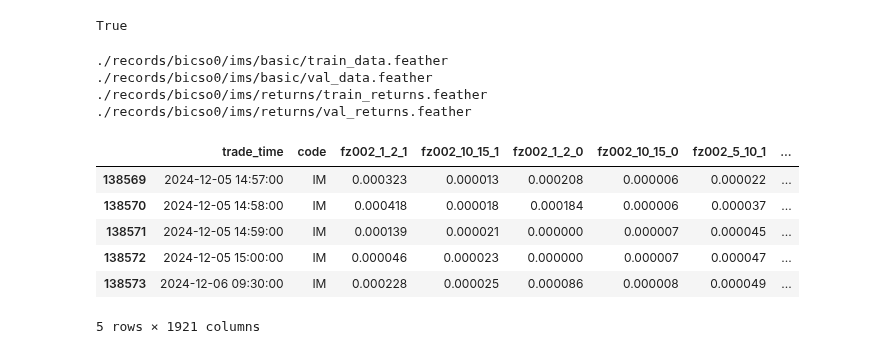
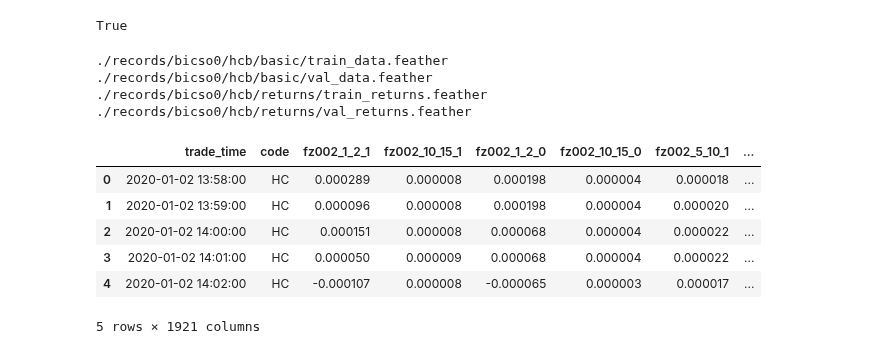
Before and after one commit to flaght/Chrono, a Jupyter notebook: genuis/mizar/20.1.1.公式化因子绩效.ipynb, the cells around one changed output. Saved outputs shown, nothing was run; the diff lists cells and outputs as text; code cells hidden in the pictures.

```diff
--- a/genuis/mizar/20.1.1.公式化因子绩效.ipynb
+++ b/genuis/mizar/20.1.1.公式化因子绩效.ipynb
@@ -12,7 +12,7 @@ from lib.aux001 import calc_expression
 from lib.cux001 import FactorEvaluate1
 # %%
 method = 'bicso0'
-instruments = 'ims'
+instruments = 'hcb'
 period = 5
 datasets = ['train', 'val']
 # %%
@@ -20,17 +20,17 @@ total_data = fetch_data(method=method,
                         instruments=instruments,
                         datasets=datasets)
 # %% [output]
-./records/bicso0/ims/basic/train_data.feather
-./records/bicso0/ims/basic/val_data.feather
-./records/bicso0/ims/returns/train_returns.feather
-./records/bicso0/ims/returns/val_returns.feather
+./records/bicso0/hcb/basic/train_data.feather
+./records/bicso0/hcb/basic/val_data.feather
+./records/bicso0/hcb/returns/train_returns.feather
+./records/bicso0/hcb/returns/val_returns.feather
 # %%
-total_data.tail()
+total_data.head()
 # %% [output]
 |  | trade_time | code | fz002_1_2_1 | fz002_10_15_1 | fz002_1_2_0 | fz002_10_15_0 | fz002_5_10_1 | ... |
-| 138569 | 2024-12-05 14:57:00 | IM | 0.000323 | 0.000013 | 0.000208 | 0.000006 | 0.000022 | ... |
-| 138570 | 2024-12-05 14:58:00 | IM | 0.000418 | 0.000018 | 0.000184 | 0.000006 | 0.000037 | ... |
-| 138571 | 2024-12-05 14:59:00 | IM | 0.000139 | 0.000021 | 0.000000 | 0.000007 | 0.000045 | ... |
-| 138572 | 2024-12-05 15:00:00 | IM | 0.000046 | 0.000023 | 0.000000 | 0.000007 | 0.000047 | ... |
-| 138573 | 2024-12-06 09:30:00 | IM | 0.000228 | 0.000025 | 0.000086 | 0.000008 | 0.000049 | ... |
+| 0 | 2020-01-02 13:58:00 | HC | 0.000289 | 0.000008 | 0.000198 | 0.000004 | 0.000018 | ... |
+| 1 | 2020-01-02 13:59:00 | HC | 0.000096 | 0.000008 | 0.000198 | 0.000004 | 0.000020 | ... |
+| 2 | 2020-01-02 14:00:00 | HC | 0.000151 | 0.000008 | 0.000068 | 0.000004 | 0.000022 | ... |
+| 3 | 2020-01-02 14:01:00 | HC | 0.000050 | 0.000009 | 0.000068 | 0.000004 | 0.000022 | ... |
+| 4 | 2020-01-02 14:02:00 | HC | -0.000107 | 0.000008 | -0.000065 | 0.000003 | 0.000017 | ... |
 5 rows × 1921 columns
```
Also changed, not shown: parts of 8 cells of this notebook, 3 other files.
